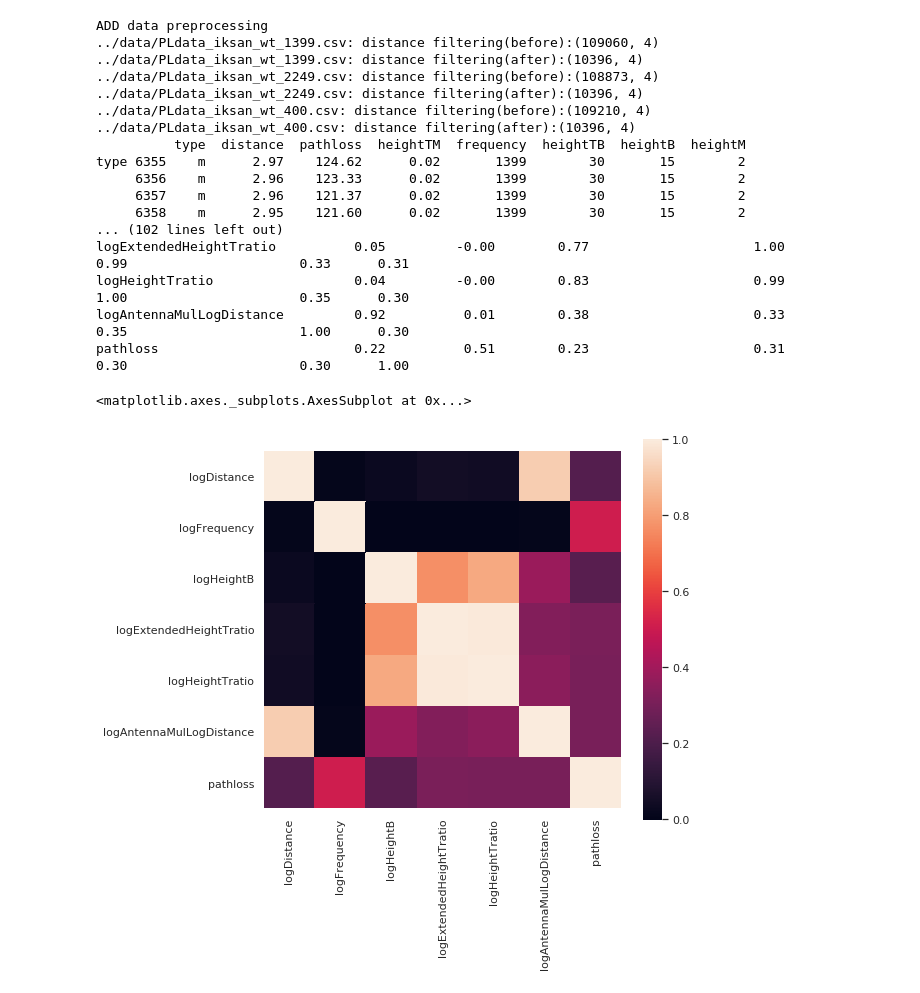
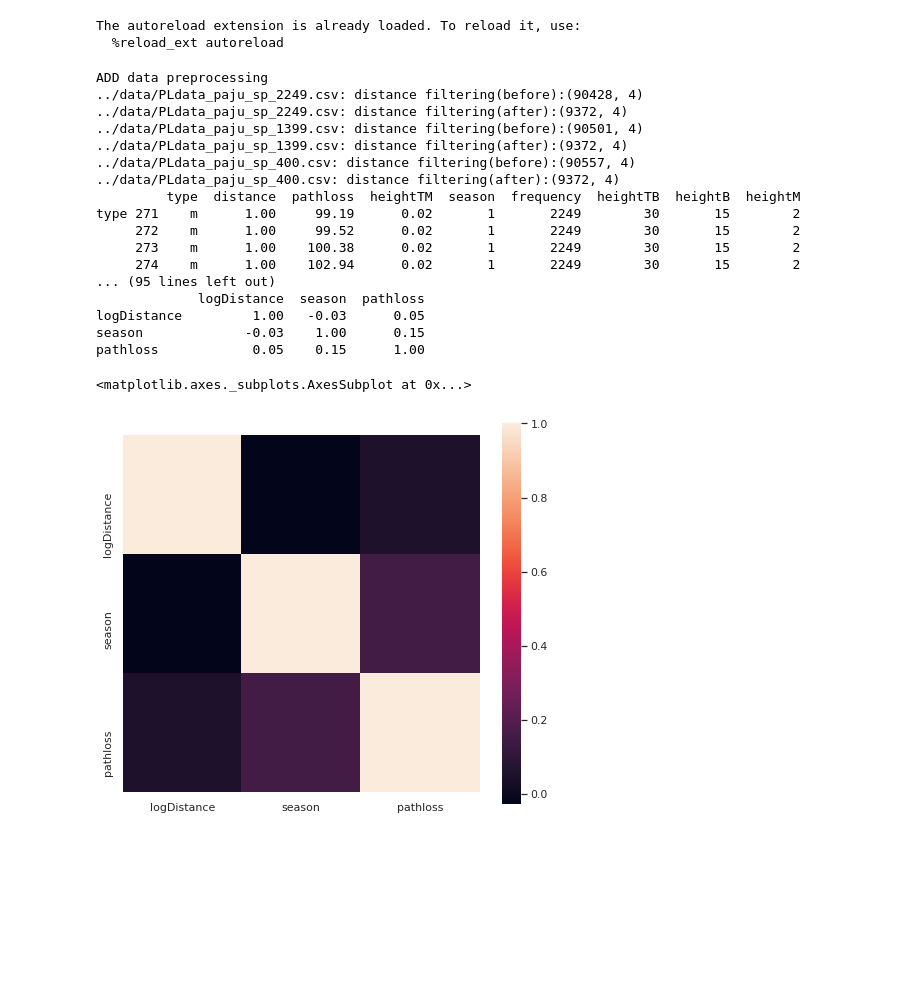
Before and after one commit to chanship72/pathloss, a Jupyter notebook: EquationModeling/EM_shadowing.ipynb, the cells around one changed output. Saved outputs shown, nothing was run; the diff lists cells and outputs as text; code cells hidden in the pictures; blank space fills up the shorter version.

```diff
--- a/EquationModeling/EM_shadowing.ipynb
+++ b/EquationModeling/EM_shadowing.ipynb
@@ -20,24 +20,27 @@ import seaborn as sns
 from equationmodel_gp import gp_regression, prediction_rmse_error, gp_train_graph, gp_linear_compare_graph
 from equationmodel_ann import ann_mlp_regression, prediction_rmse_error, ann_linear_compare_graph
 from util import ADD_data_loader, combineDF, filteringDF, getFreeSpacePathLoss, makeXforGraphWithGroupingFrequency,\
-                makeXforGraph, inverseScale, samplingData, normalizeData,train_2d_graph, train_3d_graph
+                makeXforGraph, inverseScale, samplingData, normalizeData,train_2d_graph, train_3d_graph, makeXforGraphWithGroupingSeason, train_2d_sigma_graph
 
 desired_width=620
 pd.set_option('display.width', desired_width)
 pd.set_option('display.max_columns',30)
 pd.options.display.float_format = "{:.2f}".format
+# %% [output]
+The autoreload extension is already loaded. To reload it, use:
+  %reload_ext autoreload
 # %%
 %autoreload
 
-iksan_fileList = {'../data/PLdata_iksan_wt_400.csv':[('frequency', 400), ('heightTB',30), ('heightB',15), ('heightM',2)],
-            '../data/PLdata_iksan_wt_1399.csv':[('frequency', 1399), ('heightTB',30), ('heightB',15), ('heightM',2)],
-            '../data/PLdata_iksan_wt_2249.csv':[('frequency', 2249), ('heightTB',30), ('heightB',15), ('heightM',2)]}
-nonsan_fileList = {'../data/PLdata_nonsan_wt_400.csv':[('frequency', 400), ('heightTB',30), ('heightB',15), ('heightM',2)],
-            '../data/PLdata_nonsan_wt_1399.csv':[('frequency', 1399), ('heightTB',30), ('heightB',15), ('heightM',2)],
-            '../data/PLdata_nonsan_wt_2249.csv':[('frequency', 2249), ('heightTB',30), ('heightB',15), ('heightM',2)]}
-paju_fileList = {'../data/PLdata_paju_wt_400.csv':[('frequency', 400), ('heightTB',100), ('heightB',7), ('heightM',2)],
-            '../data/PLdata_paju_wt_1399.csv':[('frequency', 1399), ('heightTB',100), ('heightB',7), ('heightM',2)],
-            '../data/PLdata_paju_wt_2249.csv':[('frequency', 2249), ('heightTB',100), ('heightB',7), ('heightM',2)]}
+iksan_fileList = {'../data/PLdata_paju_sp_400.csv':[('season', 1),('frequency', 400), ('heightTB',30), ('heightB',15), ('heightM',2)],
+            '../data/PLdata_paju_sp_1399.csv':[('season', 1),('frequency', 1399), ('heightTB',30), ('heightB',15), ('heightM',2)],
+            '../data/PLdata_paju_sp_2249.csv':[('season', 1),('frequency', 2249), ('heightTB',30), ('heightB',15), ('heightM',2)]}
+nonsan_fileList = {'../data/PLdata_paju_sm_400.csv':[('season', 2),('frequency', 400), ('heightTB',30), ('heightB',15), ('heightM',2)],
+            '../data/PLdata_paju_sm_1399.csv':[('season', 2),('frequency', 1399), ('heightTB',30), ('heightB',15), ('heightM',2)],
+            '../data/PLdata_paju_sm_2249.csv':[('season', 2),('frequency', 2249), ('heightTB',30), ('heightB',15), ('heightM',2)]}
+paju_fileList = {'../data/PLdata_paju_wt_400.csv':[('season', 0),('frequency', 400), ('heightTB',100), ('heightB',7), ('heightM',2)],
+            '../data/PLdata_paju_wt_1399.csv':[('season', 0),('frequency', 1399), ('heightTB',100), ('heightB',7), ('heightM',2)],
+            '../data/PLdata_paju_wt_2249.csv':[('season', 0),('frequency', 2249), ('heightTB',100), ('heightB',7), ('heightM',2)]}
 
 addIksan = ADD_data_loader(iksan_fileList)
 print("Iksan data:",addIksan.shape)
@@ -56,54 +59,54 @@ print("")
 addData = combineDF([addIksan, addNonsan, addPaju])
 print("antenna_b height filtering-before(data count):",addData.shape)
 addData = filteringDF(addData, 'heightTM', [10,100])
 print("antenna_b height filtering-after(data count):",addData.shape)
 
 print("freespace pathloss filtering-before(data count):",addData.shape)
 addData['freePathloss'] = getFreeSpacePathLoss(addData['distance'],addData['frequency'])
 addData = addData[addData['pathloss'] >= addData['freePathloss']]
 print("freespace pathloss filtering-after(data count):",addData.shape)
 
 # print("ADD data sample:\n",addData.head())
 
-targetCols = ['logDistance', 'logFrequency', 'logHeightB', 'logHeightM','logExtendedHeightTratio', 'logHeightTratio', 'logAntennaMulLogDistance', 'pathloss']
-xCols = ['logDistance', 'logFrequency', 'logHeightB', 'logHeightM','logExtendedHeightTratio', 'logHeightTratio', 'logAntennaMulLogDistance']
+targetCols = ['logDistance', 'season', 'pathloss']
+xCols = ['logDistance','season']
 yCols = 'pathloss'
 
 print("\nADD data description")
 print(addData.describe()['pathloss'])
 # print(addData[['logDistance', 'logFrequency', 'logHeightB', 'logHeightM', 'logHeightTratio', 'logAntennaMulLogDistance', 'pathloss']].describe())
 print("\nCovariance Matrix - ADD data[pathloss]")
 print(addData.cov()['pathloss'])
 print("\nCovariance Matrix - ADD data[Target Columns]")
 print("Target Columns:", targetCols)
-print(addData[['logDistance', 'logFrequency', 'logHeightB', 'logExtendedHeightTratio', 'logHeightTratio', 'logAntennaMulLogDistance', 'pathloss']].cov()['pathloss'])
+print(addData[targetCols].cov()['pathloss'])
 
 print("\nCorrelation Matrix - ADD data[Target Columns]")
 print("Target Columns:", targetCols)
-corrMat = addData[['logDistance', 'logFrequency', 'logHeightB', 'logExtendedHeightTratio', 'logHeightTratio', 'logAntennaMulLogDistance', 'pathloss']].corr()
+corrMat = addData[targetCols].corr()
 print(corrMat)
 f, ax = plt.subplots(figsize=(8,7))
 sns.heatmap(corrMat, square=True)
 # %% [output]
 ADD data preprocessing
-../data/PLdata_iksan_wt_1399.csv: distance filtering(before):(109060, 4)
-../data/PLdata_iksan_wt_1399.csv: distance filtering(after):(10396, 4)
-../data/PLdata_iksan_wt_2249.csv: distance filtering(before):(108873, 4)
-../data/PLdata_iksan_wt_2249.csv: distance filtering(after):(10396, 4)
-../data/PLdata_iksan_wt_400.csv: distance filtering(before):(109210, 4)
-../data/PLdata_iksan_wt_400.csv: distance filtering(after):(10396, 4)
-          type  distance  pathloss  heightTM  frequency  heightTB  heightB  heightM
-type 6355    m      2.97    124.62      0.02       1399        30       15        2
-     6356    m      2.96    123.33      0.02       1399        30       15        2
-     6357    m      2.96    121.37      0.02       1399        30       15        2
-     6358    m      2.95    121.60      0.02       1399        30       15        2
-... (102 lines left out)
-logExtendedHeightTratio          0.05         -0.00        0.77                     1.00             0.99                      0.33      0.31
-logHeightTratio                  0.04         -0.00        0.83                     0.99             1.00                      0.35      0.30
-logAntennaMulLogDistance         0.92          0.01        0.38                     0.33             0.35                      1.00      0.30
-pathloss                         0.22          0.51        0.23                     0.31             0.30                      0.30      1.00
+../data/PLdata_paju_sp_2249.csv: distance filtering(before):(90428, 4)
+../data/PLdata_paju_sp_2249.csv: distance filtering(after):(9372, 4)
+../data/PLdata_paju_sp_1399.csv: distance filtering(before):(90501, 4)
+../data/PLdata_paju_sp_1399.csv: distance filtering(after):(9372, 4)
+../data/PLdata_paju_sp_400.csv: distance filtering(before):(90557, 4)
+../data/PLdata_paju_sp_400.csv: distance filtering(after):(9372, 4)
+         type  distance  pathloss  heightTM  season  frequency  heightTB  heightB  heightM
+type 271    m      1.00     99.19      0.02       1       2249        30       15        2
+     272    m      1.00     99.52      0.02       1       2249        30       15        2
+     273    m      1.00    100.38      0.02       1       2249        30       15        2
+     274    m      1.00    102.94      0.02       1       2249        30       15        2
+... (95 lines left out)
+             logDistance  season  pathloss
+logDistance         1.00   -0.03      0.05
+season             -0.03    1.00      0.15
+pathloss            0.05    0.15      1.00
 <matplotlib.axes._subplots.AxesSubplot at 0x...>
-[figure, old version]
+[figure, new version]
 # %%
 %autoreload
 samplingRatio = 0.1
```
Also changed, not shown: parts of 3 cells of this notebook, 8 other files.
